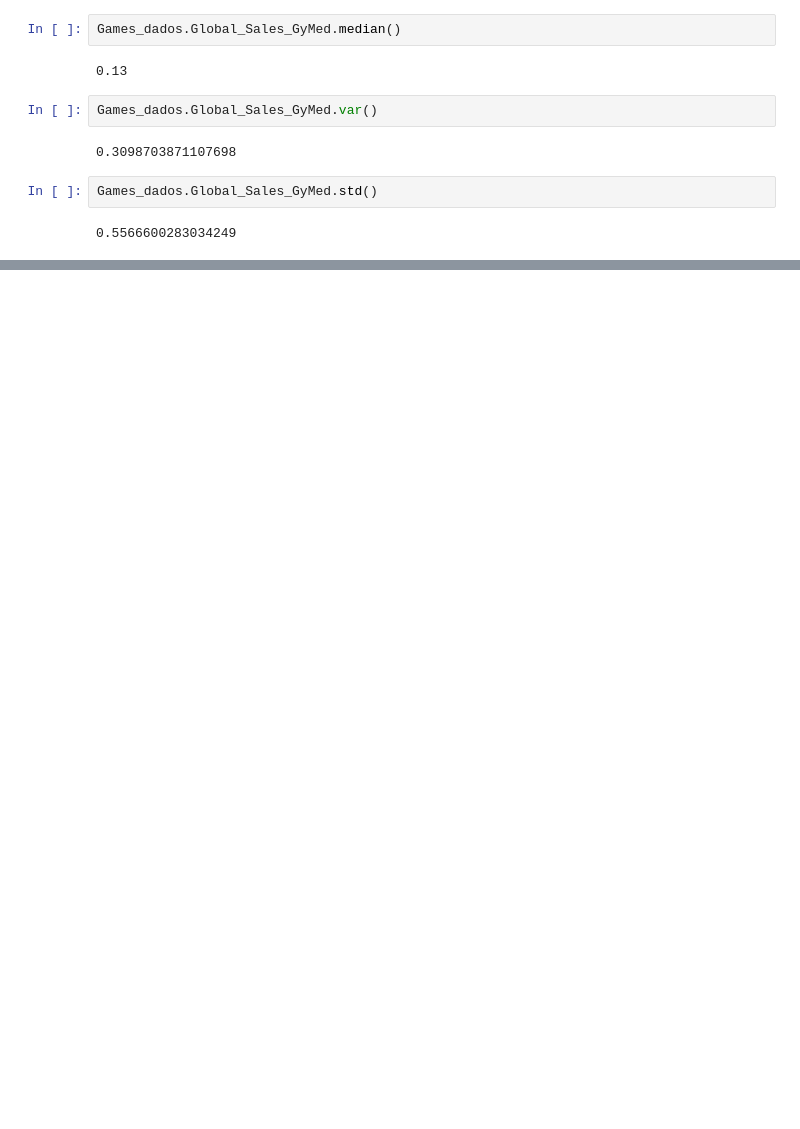
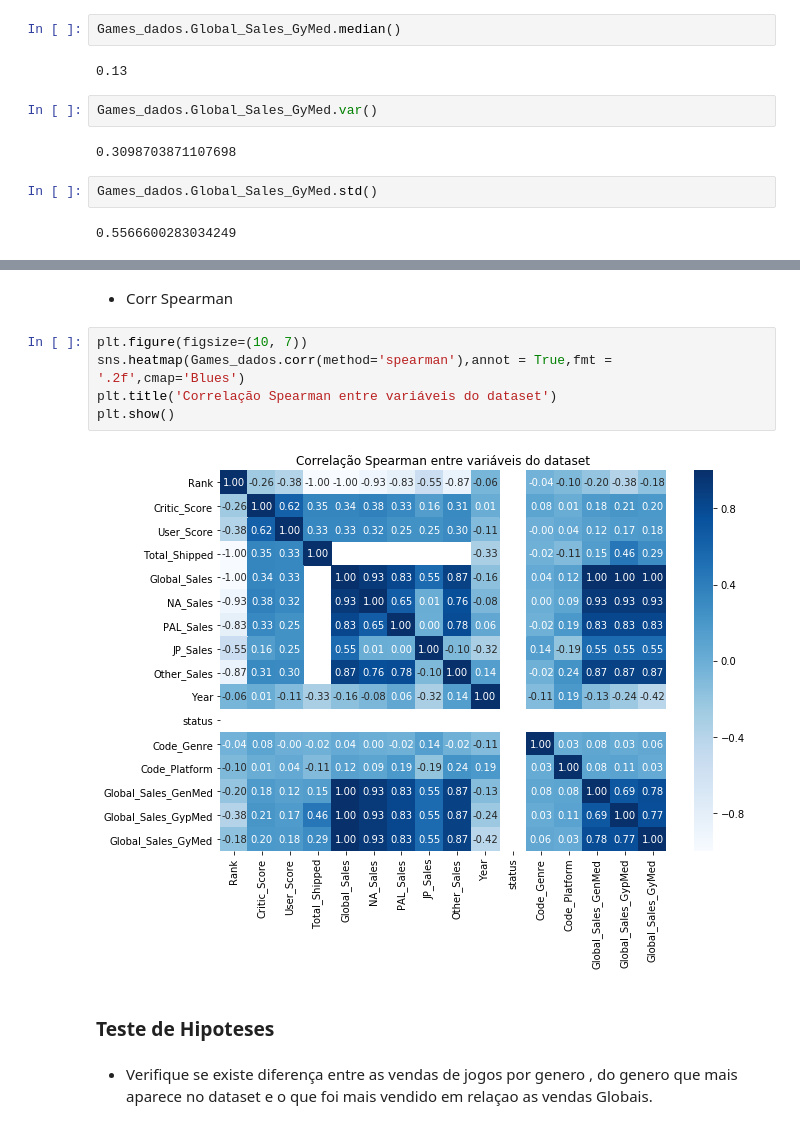
Before and after one commit to Jcss3/Video-Game-Sales, a Jupyter notebook: notebooks/Dados_2019.ipynb, the cells around one changed output, grey strips where cells are left out. Cells and saved outputs as stored; diff of their text form; blank space fills up the shorter version.

Commit message:
update 4.1.2
add test de hipotese

```diff
--- a/notebooks/Dados_2019.ipynb
+++ b/notebooks/Dados_2019.ipynb
@@ -754,0 +788,13 @@ Games_dados.Global_Sales_GyMed.std()
+# %% [markdown]
+* Corr Spearman
+# %%
+plt.figure(figsize=(10, 7))
+sns.heatmap(Games_dados.corr(method='spearman'),annot = True,fmt = '.2f',cmap='Blues')
+plt.title('Correlação Spearman entre variáveis do dataset')
+plt.show()
+# %% [output]
+[figure, added]
+# %% [markdown]
+### Teste de Hipoteses
+# %% [markdown]
+* Verifique se existe diferença entre as vendas de jogos por genero , do genero que mais aparece no dataset e o que foi mais vendido em relaçao as vendas Globais.
```
Also changed, not shown: parts of 37 cells of this notebook.
